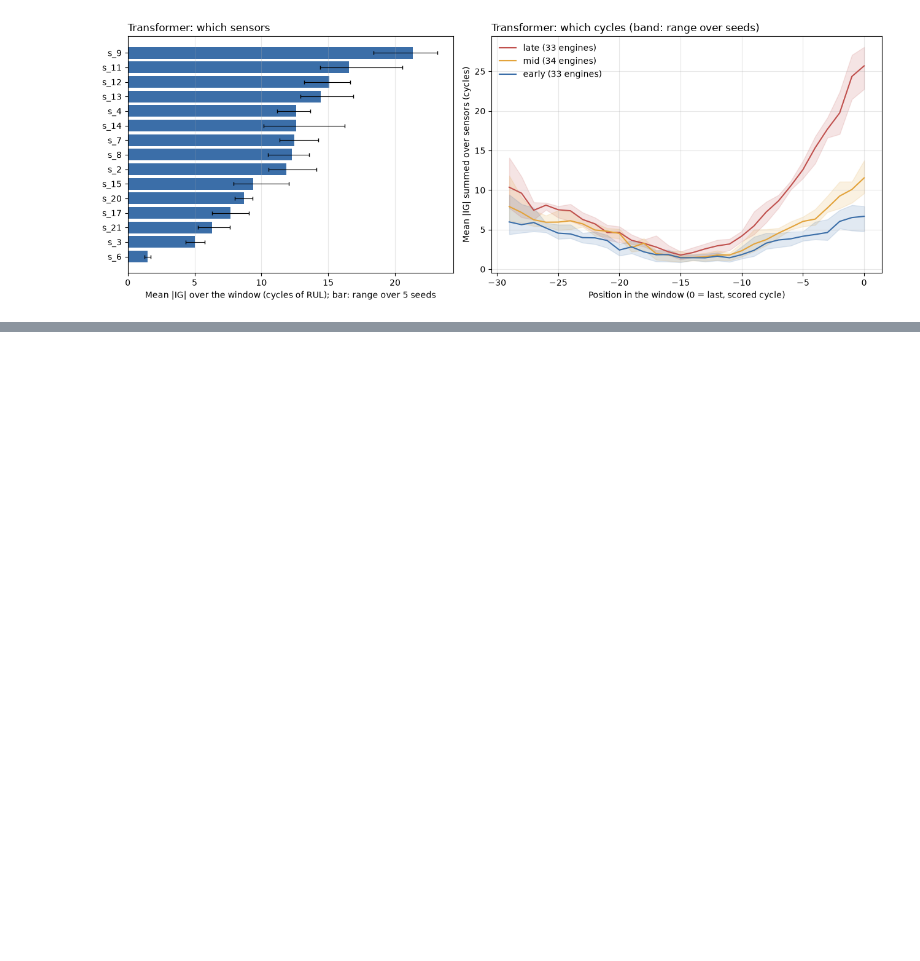
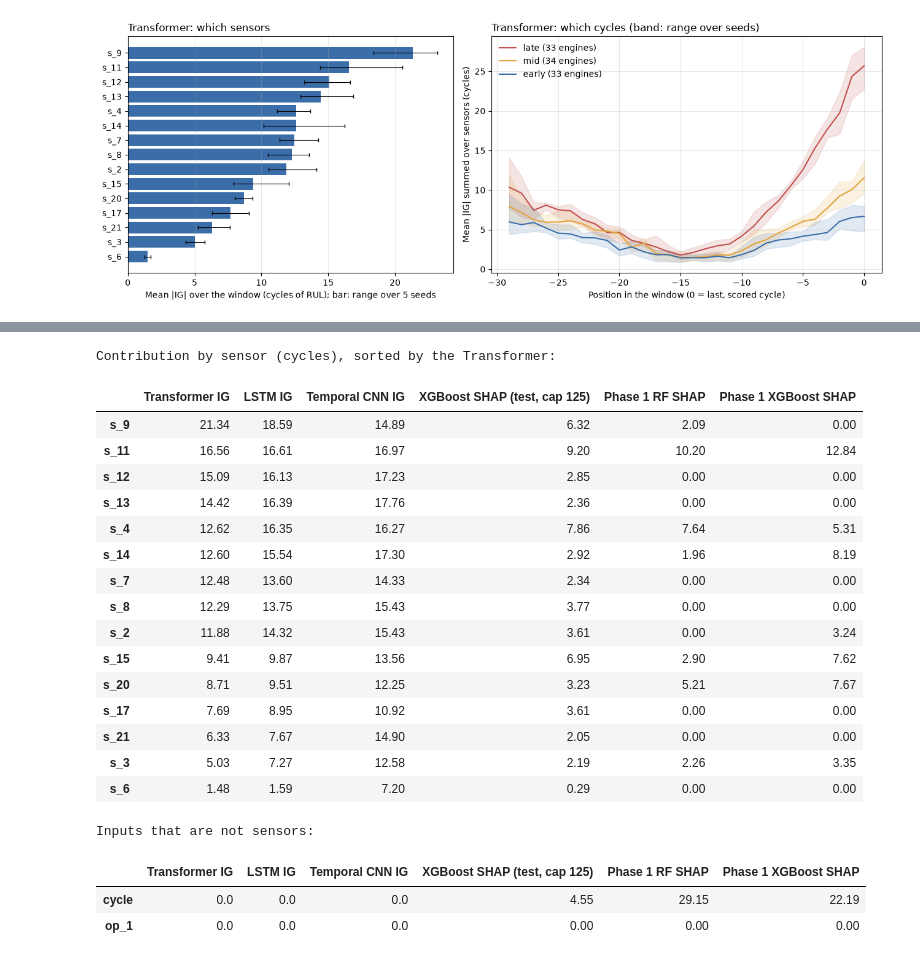
Before and after one commit to vks-g/cmapss-rul-hybrid, a Jupyter notebook: notebooks/phase2/14_interpretability.ipynb, the cells around one changed output, grey strips where cells are left out. Cells and saved outputs as stored; diff of their text form; code cells hidden in the pictures; blank space fills up the shorter version.

```diff
--- a/notebooks/phase2/14_interpretability.ipynb
+++ b/notebooks/phase2/14_interpretability.ipynb
@@ -219,0 +229,75 @@ plt.show()
+# %%
+import shap
+import run_ml_baselines as mlb
+
+
+def sensor_of(feature):
+    m = re.match(r"(s_\d+)", feature)
+    return m.group(1) if m else feature
+
+
+phase1 = nbformat.read(ROOT / "notebooks/phase1/03_ml_models.ipynb", as_version=4)
+tables = [o["data"]["text/plain"] for c in phase1.cells if c.cell_type == "code" and "shap.TreeExplainer" in c.source
+          for o in c.outputs if "text/plain" in o.get("data", {}) and "mean absolute SHAP" in o["data"]["text/plain"]]
+assert len(tables) == 2, "expected the Random Forest and XGBoost SHAP tables"
+phase1_shap = {}
+for name, text in zip(("Phase 1 RF SHAP", "Phase 1 XGBoost SHAP"), tables):
+    rows = [line.split() for line in text.splitlines()[1:] if line.strip()]
+    s = pd.Series({f: float(v) for f, v in rows})
+    phase1_shap[name] = s.groupby(sensor_of).sum()
+
+ml_cv = json.loads((METRICS / "fd001_ml_capped_cv.json").read_text())["chosen"]
+xgb_params = next(c["params"] for c in ml_cv if c["variant"] == "engineered" and c["model"] == "xgboost" and c["cap"] == "125")
+from rul.data.labels import add_train_rul
+labelled_train = add_train_rul(train)
+xgb = mlb.final_model("engineered", "xgboost", xgb_params, 42)
+xgb.fit(labelled_train.drop(columns="rul"), labelled_train["rul"].clip(upper=125))
+features = xgb.named_steps["features"].transform(test).loc[last_rows.index]
+saved_xgb = pd.read_csv(METRICS / "fd001_ml_capped_test_predictions.csv").sort_values("unit")["engineered_xgboost_cap125"]
+assert np.allclose(xgb.named_steps["model"].predict(features), saved_xgb.to_numpy(), atol=1e-3), "refit differs from #71"
+explanation = shap.TreeExplainer(xgb.named_steps["model"])(features)
+xgb_shap = pd.Series(np.abs(explanation.values).mean(axis=0), index=features.columns)
+test_shap = xgb_shap.groupby(sensor_of).sum()
+
+compare = pd.DataFrame({
+    "Transformer IG": ranking["Transformer"], "LSTM IG": ranking["LSTM"], "Temporal CNN IG": ranking["Temporal CNN"],
+    "XGBoost SHAP (test, cap 125)": test_shap, **phase1_shap,
+}).fillna(0.0)
+others = compare.loc[[i for i in compare.index if not i.startswith("s_")]]
+others = others[others.sum(axis=1) > 0]
+compare = compare.loc[[i for i in compare.index if i.startswith("s_")]].sort_values("Transformer IG", ascending=False)
+ranks = compare.rank(ascending=False).astype(int)
+print("Contribution by sensor (cycles), sorted by the Transformer:")
+display(compare.round(2))
+print("Inputs that are not sensors:")
+display(others.round(2))
+top5 = {c: set(compare[c].nlargest(5).index) for c in compare}
+agreement = pd.DataFrame({
+    "Spearman with Transformer IG": {c: spearmanr(compare["Transformer IG"], compare[c])[0] for c in compare},
+    "top-5 sensors shared with Transformer": {c: len(top5[c] & top5["Transformer IG"]) for c in compare},
+    "top 5": {c: ", ".join(compare[c].nlargest(5).index) for c in compare},
+})
+display(agreement.round(2))
+compare.round(4).to_csv(METRICS / "fd001_interpretability_sensors.csv")
+# %% [output]
+Contribution by sensor (cycles), sorted by the Transformer:
+|  | Transformer IG | LSTM IG | Temporal CNN IG | XGBoost SHAP (test, cap 125) | Phase 1 RF SHAP | Phase 1 XGBoost SHAP |
+| s_9 | 21.34 | 18.59 | 14.89 | 6.32 | 2.09 | 0.00 |
+| s_11 | 16.56 | 16.61 | 16.97 | 9.20 | 10.20 | 12.84 |
+| s_12 | 15.09 | 16.13 | 17.23 | 2.85 | 0.00 | 0.00 |
+| s_13 | 14.42 | 16.39 | 17.76 | 2.36 | 0.00 | 0.00 |
+| s_4 | 12.62 | 16.35 | 16.27 | 7.86 | 7.64 | 5.31 |
+| s_14 | 12.60 | 15.54 | 17.30 | 2.92 | 1.96 | 8.19 |
+| s_7 | 12.48 | 13.60 | 14.33 | 2.34 | 0.00 | 0.00 |
+| s_8 | 12.29 | 13.75 | 15.43 | 3.77 | 0.00 | 0.00 |
+| s_2 | 11.88 | 14.32 | 15.43 | 3.61 | 0.00 | 3.24 |
+| s_15 | 9.41 | 9.87 | 13.56 | 6.95 | 2.90 | 7.62 |
+| s_20 | 8.71 | 9.51 | 12.25 | 3.23 | 5.21 | 7.67 |
+| s_17 | 7.69 | 8.95 | 10.92 | 3.61 | 0.00 | 0.00 |
+| s_21 | 6.33 | 7.67 | 14.90 | 2.05 | 0.00 | 0.00 |
+| s_3 | 5.03 | 7.27 | 12.58 | 2.19 | 2.26 | 3.35 |
+| s_6 | 1.48 | 1.59 | 7.20 | 0.29 | 0.00 | 0.00 |
+Inputs that are not sensors:
+|  | Transformer IG | LSTM IG | Temporal CNN IG | XGBoost SHAP (test, cap 125) | Phase 1 RF SHAP | Phase 1 XGBoost SHAP |
+| cycle | 0.0 | 0.0 | 0.0 | 4.55 | 29.15 | 22.19 |
+| op_1 | 0.0 | 0.0 | 0.0 | 0.00 | 0.00 | 0.00 |
```
Also changed, not shown: parts of 2 cells of this notebook, 1 other file.
